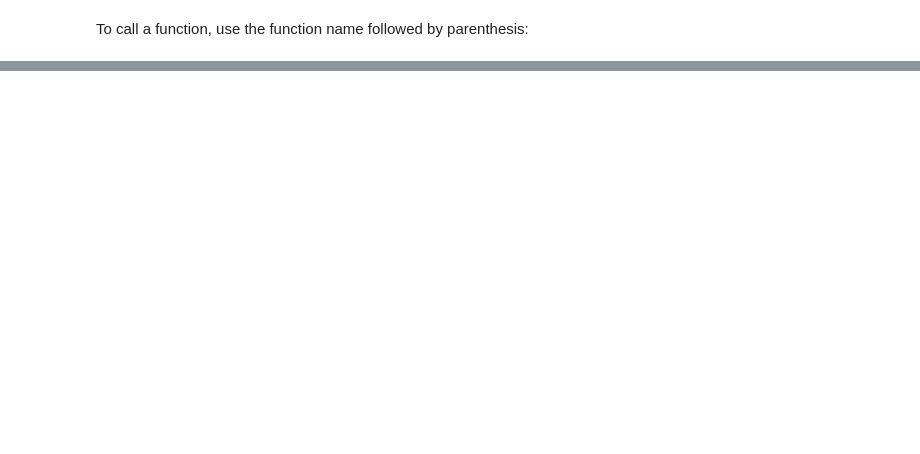
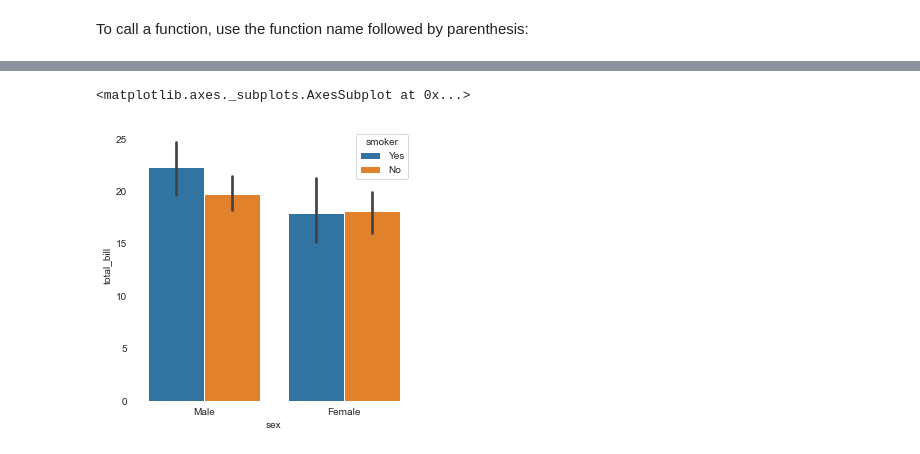
Before and after one commit to ninadicara/intro-to-python, a Jupyter notebook: intro-to-python.ipynb, the cells around one changed output, grey strips where cells are left out. Saved outputs shown, nothing was run; the diff lists cells and outputs as text; code cells hidden in the pictures; blank space fills up the shorter version.

```diff
--- a/intro-to-python.ipynb
+++ b/intro-to-python.ipynb
@@ -93,0 +407,9 @@ import Graphy2
+# %%
+# Load an example dataset from seaborn as the sample dataset
+data = sns.load_dataset("tips")
+
+# Call graphy2 to produce a bar plot
+Graphy(data).bar_plot(x_var="sex",y_var="total_bill",gradient_variable="smoker")
+# %% [output]
+<matplotlib.axes._subplots.AxesSubplot at 0x...>
+[figure, added]
```
Also changed, not shown: parts of 39 cells of this notebook, 2 other files.
